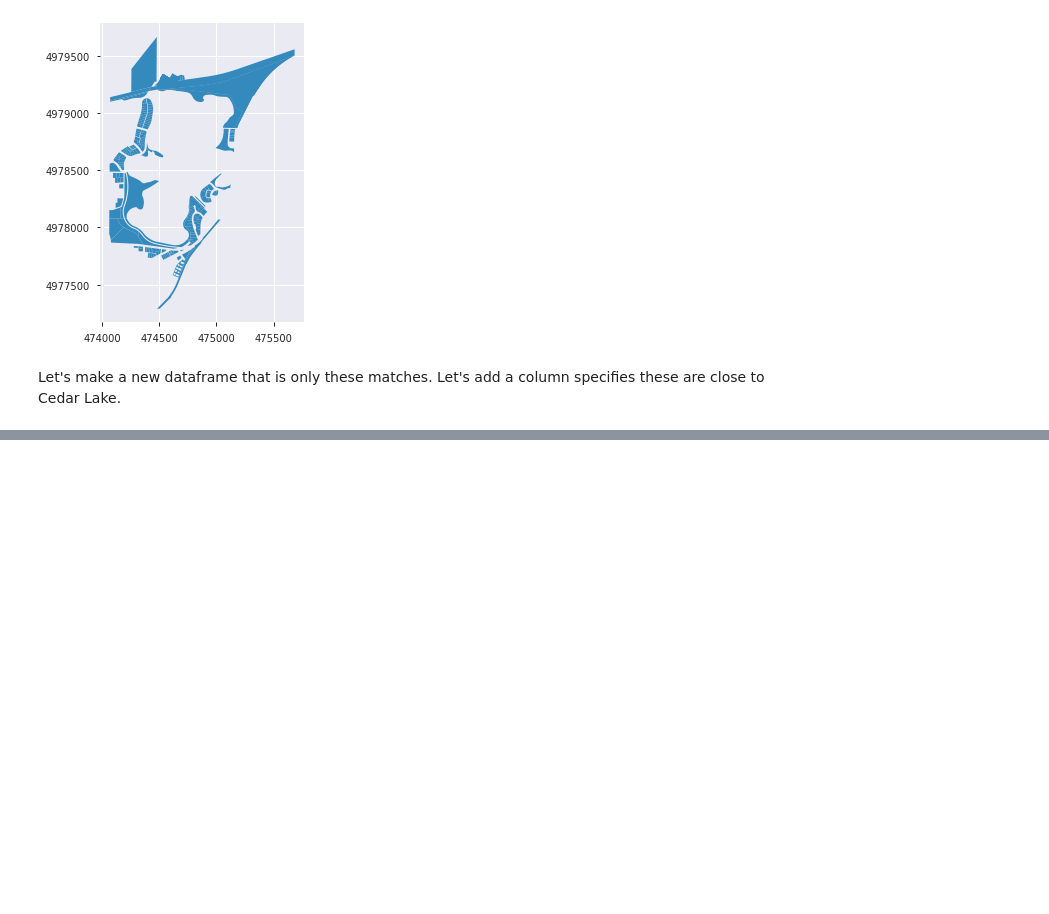
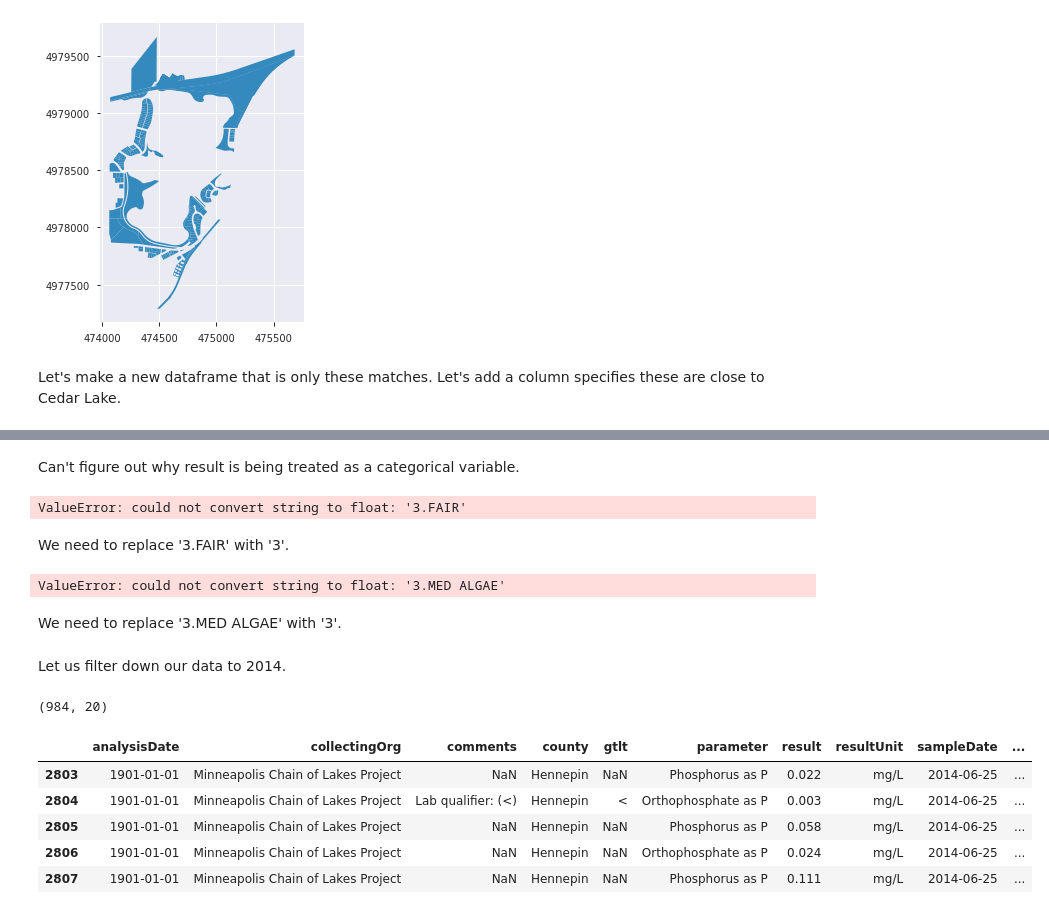
Before and after one commit to prabodhw96/Geospatial-Analysis, a Jupyter notebook: Geospatial Analysis.ipynb, the cells around one changed output, grey strips where cells are left out. Cells and saved outputs as stored; diff of their text form; code cells hidden in the pictures; blank space fills up the shorter version.

```diff
--- a/Geospatial Analysis.ipynb
+++ b/Geospatial Analysis.ipynb
@@ -338,0 +390,8 @@ cedar_lake_parcels['LAKE_NAME'] = 'Cedar Lake'
+# %% [markdown]
+Can't figure out why result is being treated as a categorical variable.
+# %%
+lake_qual['result'] = lake_qual['result'].astype('float')
+# %% [output]
+ValueError: could not convert string to float: '3.FAIR'
+# %% [markdown]
+We need to replace '3.FAIR' with '3'.
@@ -338,0 +400,26 @@ cedar_lake_parcels['LAKE_NAME'] = 'Cedar Lake'
+# %%
+lake_qual['result'] = lake_qual['result'].astype('float')
+# %% [output]
+ValueError: could not convert string to float: '3.MED ALGAE'
+# %% [markdown]
+We need to replace '3.MED ALGAE' with '3'.
+# %%
+lake_qual['result'] = lake_qual['result'].astype('str').replace('3.MED ALGAE', '3')
+# %%
+lake_qual['result'] = lake_qual['result'].astype('float')
+# %% [markdown]
+Let us filter down our data to 2014.
+# %%
+lake_qual = lake_qual[lake_qual['sampleDate'].dt.year == 2014]
+lake_qual.shape
+# %% [output]
+(984, 20)
+# %%
+lake_qual.head()
+# %% [output]
+|  | analysisDate | collectingOrg | comments | county | gtlt | parameter | result | resultUnit | sampleDate | ... |
+| 2803 | 1901-01-01 | Minneapolis Chain of Lakes Project | NaN | Hennepin | NaN | Phosphorus as P | 0.022 | mg/L | 2014-06-25 | ... |
+| 2804 | 1901-01-01 | Minneapolis Chain of Lakes Project | Lab qualifier: (<) | Hennepin | < | Orthophosphate as P | 0.003 | mg/L | 2014-06-25 | ... |
+| 2805 | 1901-01-01 | Minneapolis Chain of Lakes Project | NaN | Hennepin | NaN | Phosphorus as P | 0.058 | mg/L | 2014-06-25 | ... |
+| 2806 | 1901-01-01 | Minneapolis Chain of Lakes Project | NaN | Hennepin | NaN | Orthophosphate as P | 0.024 | mg/L | 2014-06-25 | ... |
+| 2807 | 1901-01-01 | Minneapolis Chain of Lakes Project | NaN | Hennepin | NaN | Phosphorus as P | 0.111 | mg/L | 2014-06-25 | ... |
```
Also changed, not shown: parts of 14 cells of this notebook.
